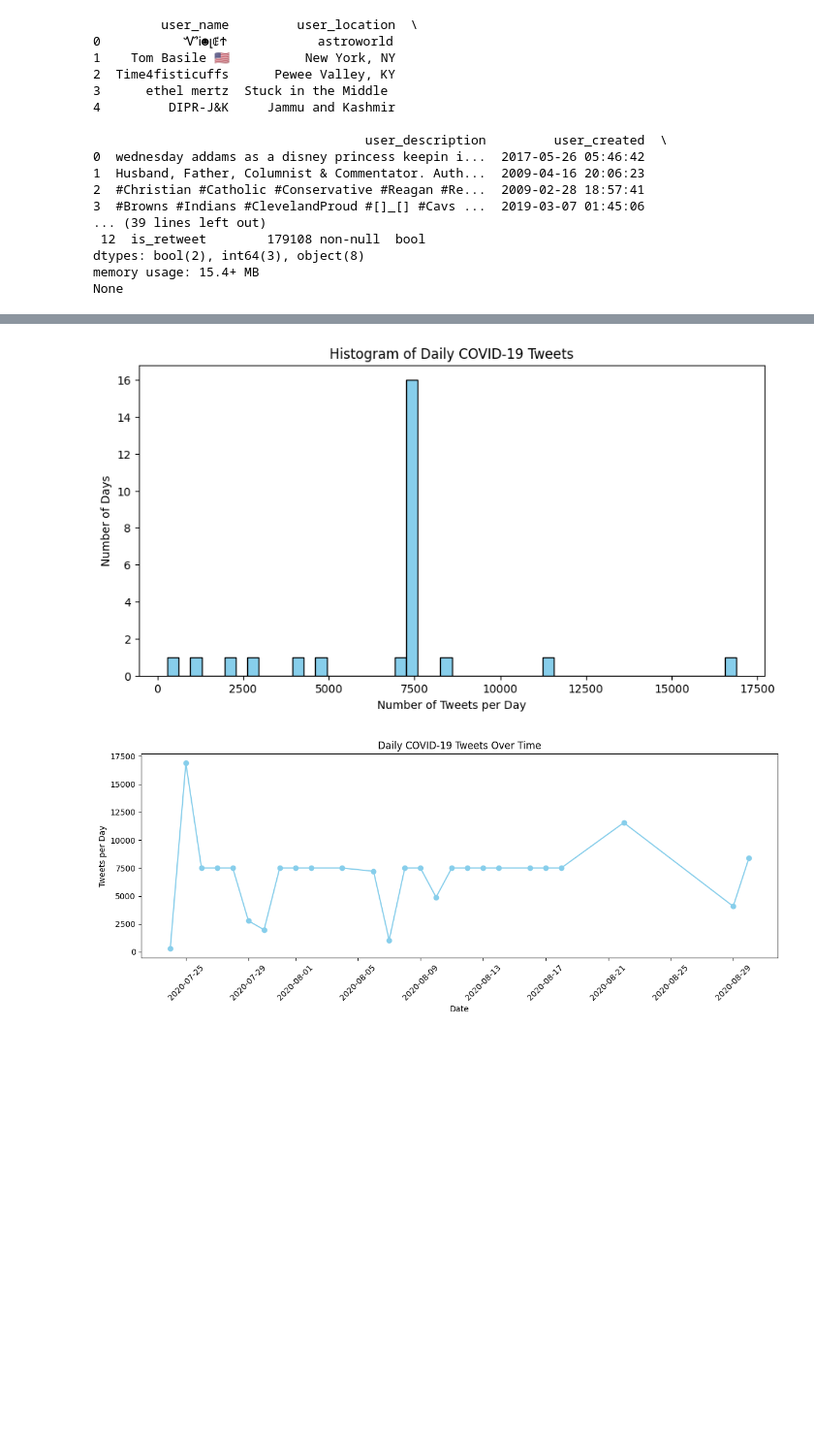
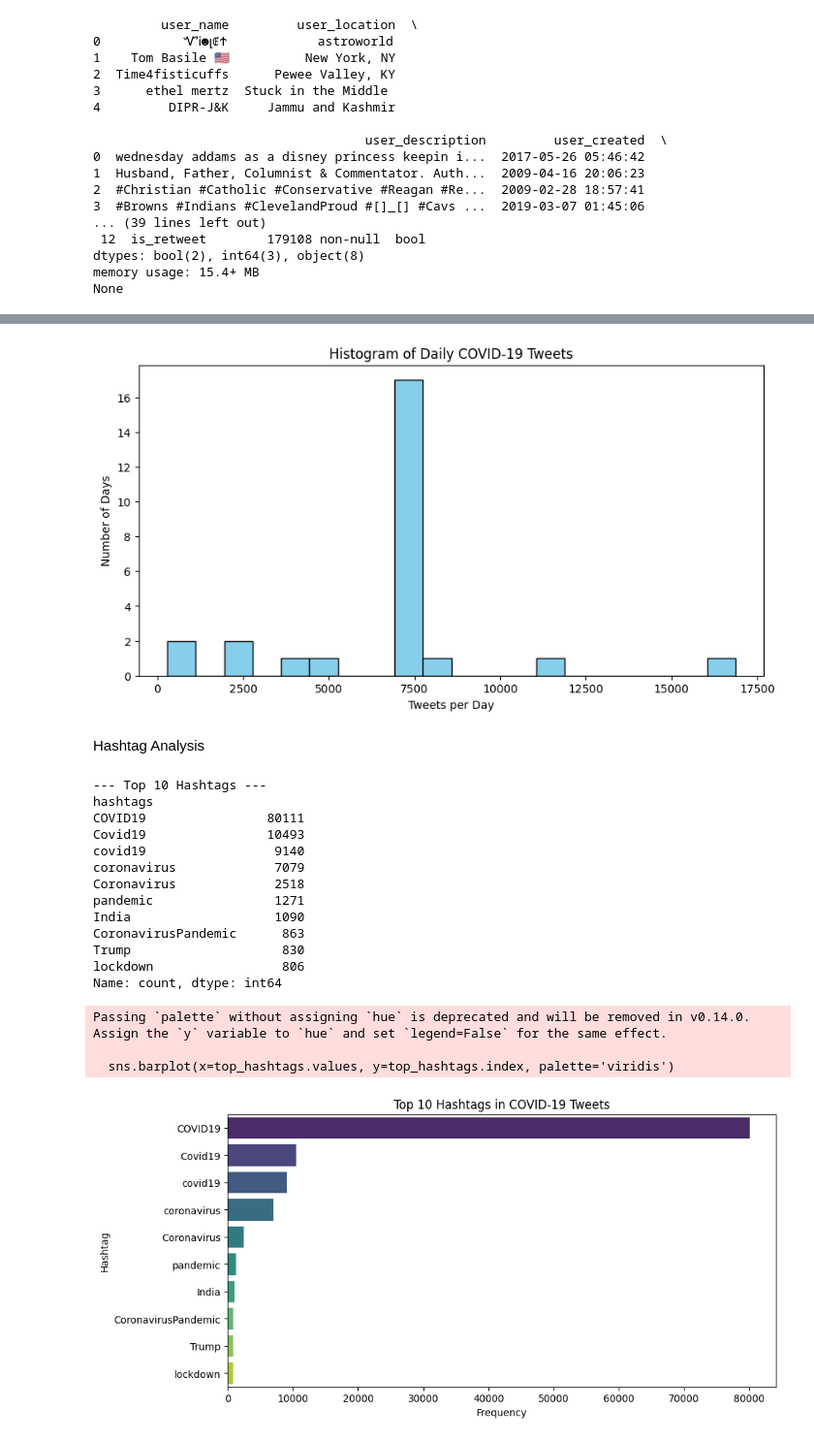
Before and after one commit to MuneerHamdan/project, a Jupyter notebook: proj.ipynb, the cells around one changed output, grey strips where cells are left out. Shown: that part at 97% size. Cells and saved outputs as stored; diff of their text form; code cells hidden in the pictures; blank space fills up the shorter version.

```diff
--- a/proj.ipynb
+++ b/proj.ipynb
@@ -71,20 +131,59 @@ Name: I, dtype: float64
 # %%
+# --- Histogram of Daily Tweet Counts ---
 plt.figure(figsize=(10,5))
-plt.hist(daily_counts['I'], bins=50, color='skyblue', edgecolor='black')
-plt.xlabel('Number of Tweets per Day')
+plt.hist(daily_counts['I'], bins=20, color='skyblue', edgecolor='black')
+plt.xlabel('Tweets per Day')
 plt.ylabel('Number of Days')
 plt.title('Histogram of Daily COVID-19 Tweets')
 plt.show()
 # %% [output]
-[figure, old version]
+[figure, new version]
-# %%
-plt.figure(figsize=(12,5))
-plt.plot(daily_counts['date'], daily_counts['I'], marker='o', linestyle='-', color='skyblue')
-plt.xlabel('Date')
-plt.ylabel('Tweets per Day')
-plt.title('Daily COVID-19 Tweets Over Time')
-plt.xticks(rotation=45)
-plt.tight_layout()
-plt.show()
-# %% [output]
-[figure, removed]
+# %% [markdown]
+Hashtag Analysis
+# %%
+def clean_hashtags(text):
+    """
+    Cleans a hashtag string like "['COVID19', 'CoronaVirus']"
+    into a list of hashtags: ['COVID19', 'CoronaVirus']
+    """
+    if not isinstance(text, str) or text.strip() == '':
+        return []
+    # remove brackets and quotes
+    text = text.strip("[]").replace("'", "").replace('"', '')
+    # split by comma and clean spaces
+    return [tag.strip() for tag in text.split(',') if tag.strip() != '']
+
+# Apply the cleaner
+hashtags = df['hashtags'].apply(clean_hashtags)
+hashtags = hashtags.explode()
+
+# Count top hashtags
+top_hashtags = hashtags.value_counts().head(10)
+print("\n--- Top 10 Hashtags ---")
+print(top_hashtags)
+
+# --- Bar Chart of Top Hashtags ---
+plt.figure(figsize=(10,5))
+sns.barplot(x=top_hashtags.values, y=top_hashtags.index, palette='viridis')
+plt.title('Top 10 Hashtags in COVID-19 Tweets')
+plt.xlabel('Frequency')
+plt.ylabel('Hashtag')
+plt.show()
+# %% [output]
+--- Top 10 Hashtags ---
+hashtags
+COVID19                80111
+Covid19                10493
+covid19                 9140
+coronavirus             7079
+Coronavirus             2518
+pandemic                1271
+India                   1090
+CoronavirusPandemic      863
+Trump                    830
+lockdown                 806
+Name: count, dtype: int64
+Passing `palette` without assigning `hue` is deprecated and will be removed in v0.14.0. Assign the `y` variable to `hue` and set `legend=False` for the same effect.
+
+  sns.barplot(x=top_hashtags.values, y=top_hashtags.index, palette='viridis')
+[figure, added]
```
Also changed, not shown: parts of 19 cells of this notebook, 1 other file.
